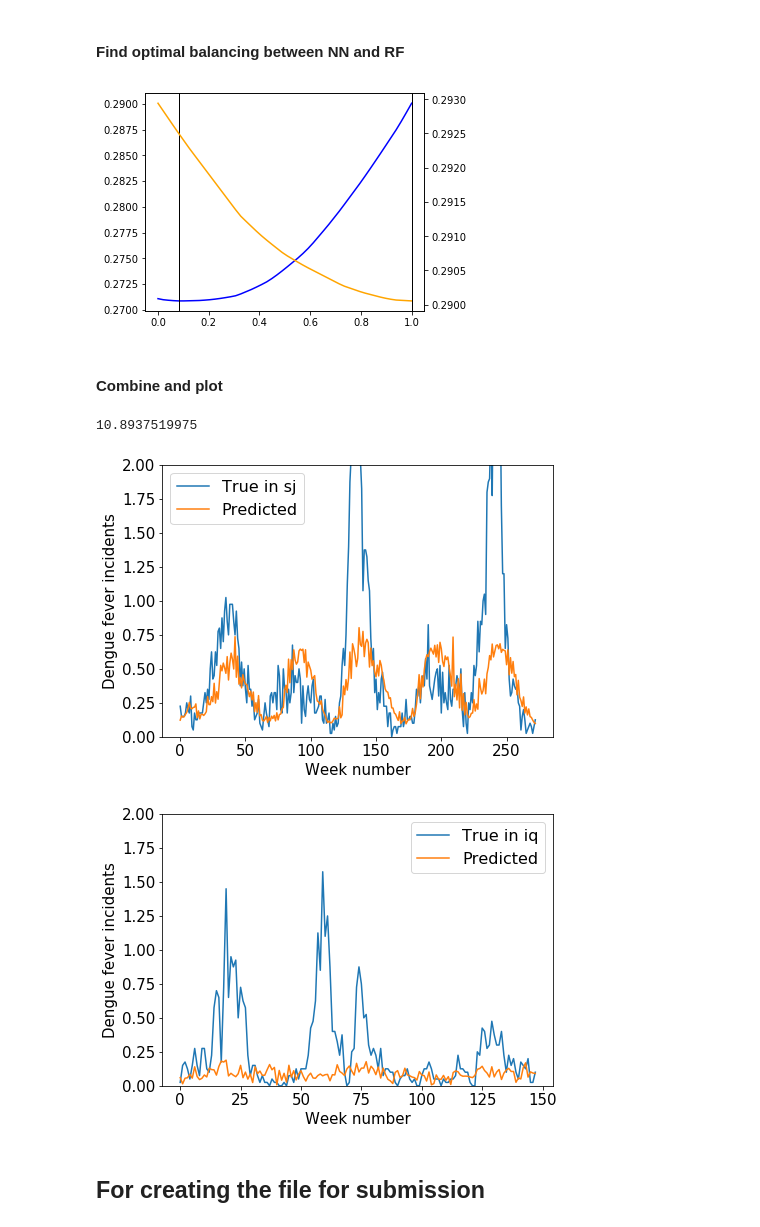
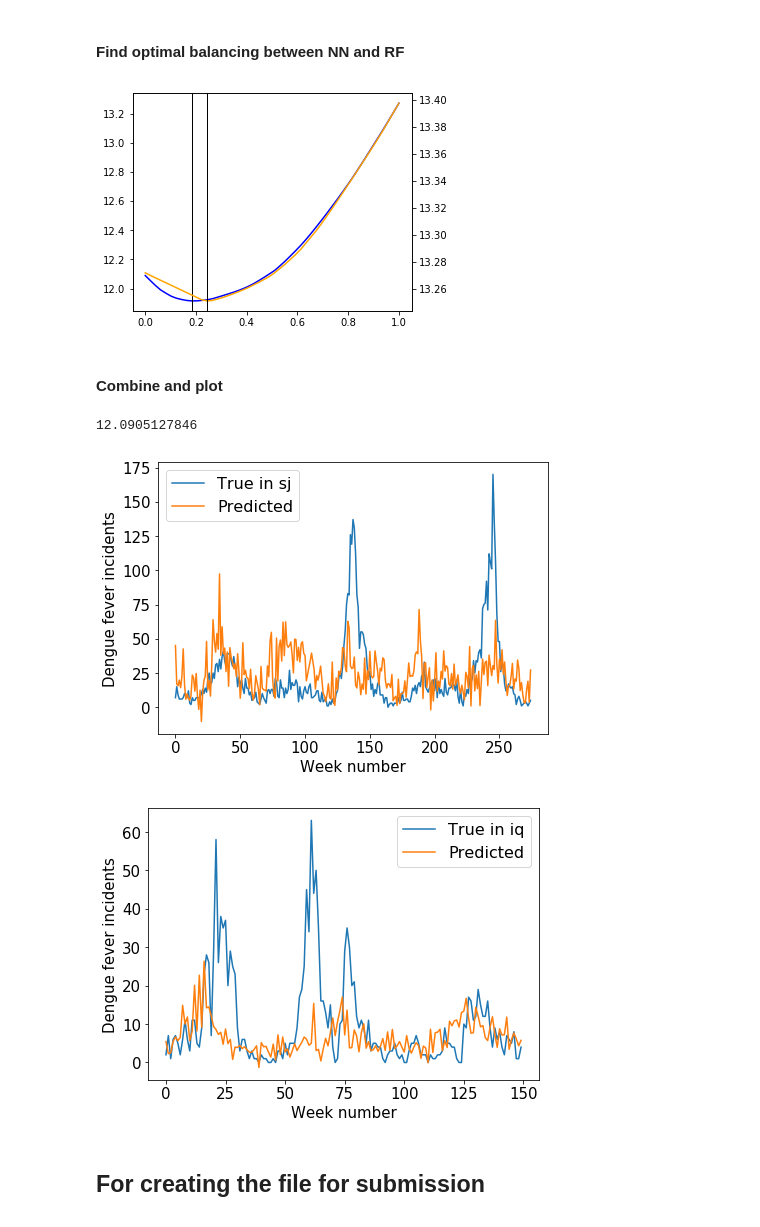
Before and after one commit to lbitton93/DengAI, a Jupyter notebook: DengAI.ipynb, the cells around one changed output. Saved outputs shown, nothing was run; the diff lists cells and outputs as text; code cells hidden in the pictures.

```diff
--- a/DengAI.ipynb
+++ b/DengAI.ipynb
@@ -223,8 +251,5 @@ def timeShiftedFeatures(X,y,k,skip=1,includeY=0):
 # %%
-sj_Xtr,sj_ytr,sj_Xcv,sj_ycv = getDataSplit(df[df['city']=='sj'],0.7)
-iq_Xtr,iq_ytr,iq_Xcv,iq_ycv = getDataSplit(df[df['city']=='iq'],0.7)
-
-shift = 8
+shift = 6
 skip =  2
 includeY = 0
 
@@ -266,7 +291,7 @@ def testModel(model,allData,verbose=0,testOnTrain=0):
         iq_Xcv_ = iq_Xtr
         iq_ycv_ = iq_ytr
 
-    if 'sklearn' in str(type(model)):
+    if 'sklearn' in str(type(model)) or 'catboost' in str(type(model)):
         model.fit(sj_Xtr,sj_ytr)
         sj_yp = model.predict(sj_Xcv_)
         model.fit(iq_Xtr,iq_ytr)
@@ -327,0 +351,15 @@ et
+# %%
+model = CatBoostRegressor(iterations=1000,
+                          learning_rate=0.1,
+                          random_strength = 1,
+                          depth=10,
+                          eval_metric='MAE',
+                          random_seed = 23,
+                          bagging_temperature = 0.2,
+                          od_type='Iter',
+                          metric_period = 100
+)
+
+allData = (sj_Xtr,sj_ytr,sj_Xcv,sj_ycv, iq_Xtr,iq_ytr,iq_Xcv,iq_ycv)
+et,sj_yp_xg,iq_yp_xg = testModel(model,allData)
+print(et)
@@ -330,46 +386,52 @@ et
 # %%
 allData = (sj_Xtr,sj_ytr,sj_Xcv,sj_ycv, iq_Xtr,iq_ytr,iq_Xcv,iq_ycv)
 et,sj_yp,iq_yp = testModel(model,allData)
+# %%
+sj_yp_rf = sj_yp_xg
+iq_yp_rf = iq_yp_xg
 # %% [markdown]
 #### Find optimal balancing between NN and RF
 # %%
 #Reshape NN output for combining with RF
 sj_yp_nn = sj_yp_nn.reshape(len(sj_yp_nn))
 iq_yp_nn = iq_yp_nn.reshape(len(iq_yp_nn))
+
+a=0.5
+b=0.5
 
 outa = []
 outb = []
 lsp = np.linspace(0,1)
 for a in lsp:
     sj_yp = (a*sj_yp_nn+(1-a)*sj_yp_rf)/2
     iq_yp = (b*iq_yp_nn+(1-b)*iq_yp_rf)/2
     esj = mean_absolute_error(sj_ycv,sj_yp)
     eiq = mean_absolute_error(iq_ycv,iq_yp)
     outa.append((esj*len(sj_yp) + eiq*len(iq_yp))/(len(sj_yp)+len(iq_yp)))
 
 for b in lsp:
     sj_yp = (a*sj_yp_nn+(1-a)*sj_yp_rf)/2
     iq_yp = (b*iq_yp_nn+(1-b)*iq_yp_rf)/2
     esj = mean_absolute_error(sj_ycv,sj_yp)
     eiq = mean_absolute_error(iq_ycv,iq_yp)
     outb.append((esj*len(sj_yp) + eiq*len(iq_yp))/(len(sj_yp)+len(iq_yp)))
 
 fig,axa = plt.subplots(ncols=1,figsize=(5,4))
 axb = axa.twinx()
 axa.plot(lsp,outa,'blue')
 axb.plot(lsp,outb,'orange')
 axa.axvline(lsp[outa.index(min(outa))],color='k',linewidth=1)
 axb.axvline(lsp[outb.index(min(outb))],color='k',linewidth=1)
 plt.legend();
 # %% [output]
-[figure, old version]
+[figure, new version]
 # %% [markdown]
 #### Combine and plot
 # %%
-a=0.4
-b=1
-sj_yp = (a*sj_yp_nn+(1-a)*sj_yp_rf)/2
-iq_yp = (b*iq_yp_nn+(1-b)*iq_yp_rf)/2
+a=0
+b=0
+sj_yp = (a*sj_yp_nn+(1-a)*sj_yp_xg)/2
+iq_yp = (b*iq_yp_nn+(1-b)*iq_yp_xg)/2
 
 esj = mean_absolute_error(sj_ycv,sj_yp)
 eiq = mean_absolute_error(iq_ycv,iq_yp)
@@ -377,10 +439,13 @@ print((
     (esj*len(sj_yp) + eiq*len(iq_yp))/(len(sj_yp)+len(iq_yp))
 ) *1 )
 # %% [output]
-10.8937519975
+12.0905127846
 # %%
+predsj = sj_yp_xg
+prediq = iq_yp_xg
+
 cities = ['sj','iq']
-for i,(cv,p) in enumerate(zip([sj_ycv,iq_ycv],[sj_yp,iq_yp])):
+for i,(cv,p) in enumerate(zip([sj_ycv,iq_ycv],[predsj,prediq])):
     plt.figure(figsize=(7,5))
     plt.plot(cv,label='True in {}'.format(cities[i]))
     plt.plot(p,label='Predicted')
@@ -388,11 +453,11 @@ for i,(cv,p) in enumerate(zip([sj_ycv,iq_ycv],[sj_yp,iq_yp])):
     plt.ylabel('Dengue fever incidents',fontsize=15)
     plt.legend(prop={'size': 16})
     plt.tick_params(axis='both', which='major', labelsize=15)
-    plt.ylim((0,50))
+    #plt.ylim((0,50))
     plt.show()
 # %% [output]
-[figure, old version]
+[figure, new version]
-[figure, old version]
+[figure, new version]
 # %% [markdown]
 ## For creating the file for submission
 # %% [markdown]
```
Also changed, not shown: parts of 20 cells of this notebook.
